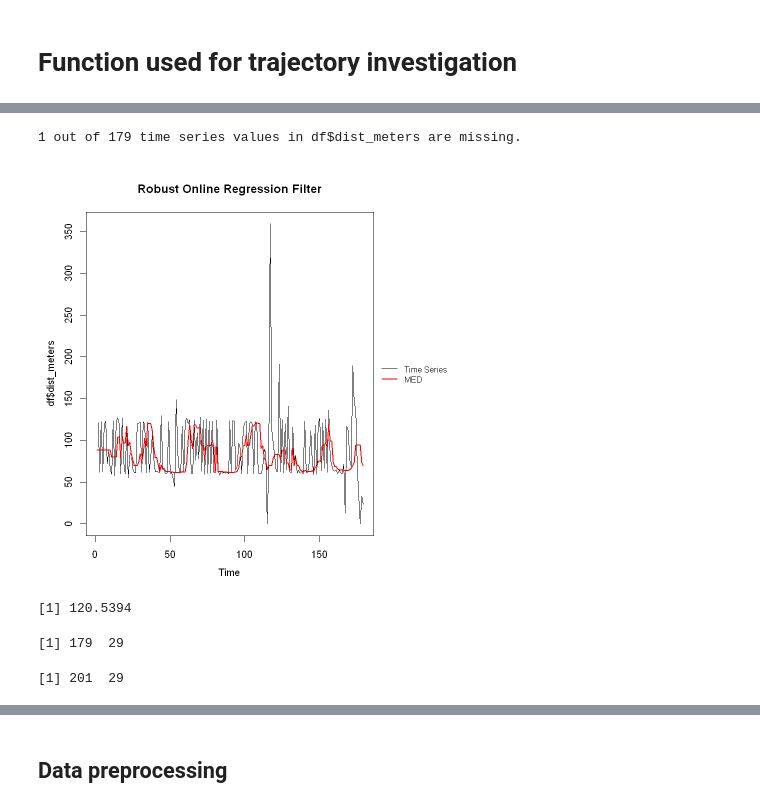
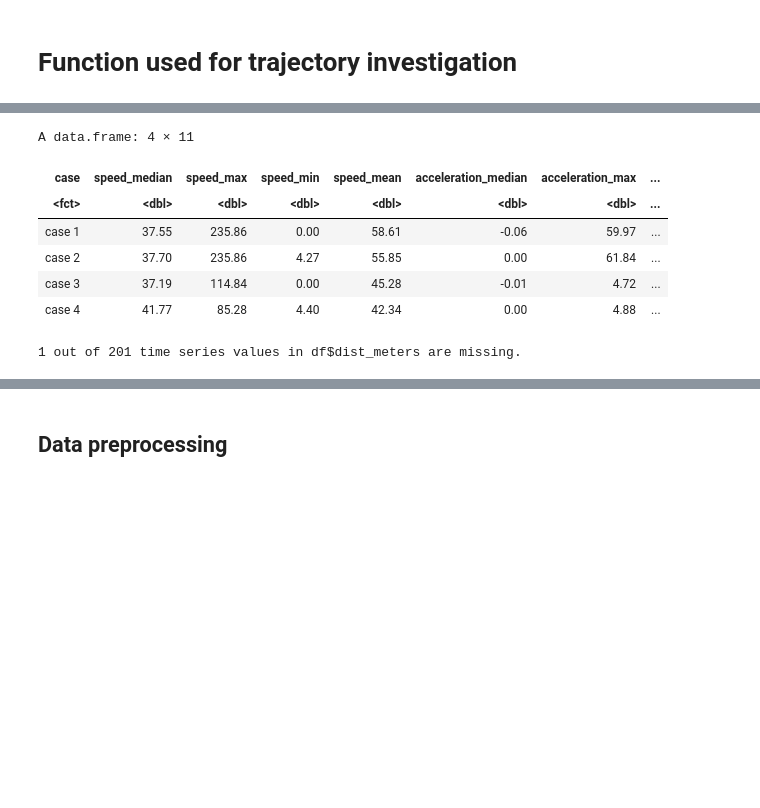
Before and after one commit to narslab/treem, a Jupyter notebook: bin/jupyter/vehicle-trajectory-computation.ipynb, the cells around one changed output, grey strips where cells are left out. Cells and saved outputs as stored; diff of their text form; code cells hidden in the pictures; blank space fills up the shorter version.

```diff
--- a/bin/jupyter/vehicle-trajectory-computation.ipynb
+++ b/bin/jupyter/vehicle-trajectory-computation.ipynb
@@ -255,0 +479,12 @@ distance_filter = function(df){
+# %%
+comparison_table[,2:11] = round(comparison_table[,2:11],2)
+# %%
+comparison_table
+# %% [output]
+A data.frame: 4 × 11
+| case | speed_median | speed_max | speed_min | speed_mean | acceleration_median | acceleration_max | ... |
+| <fct> | <dbl> | <dbl> | <dbl> | <dbl> | <dbl> | <dbl> | ... |
+| case 1 | 37.55 | 235.86 | 0.00 | 58.61 | -0.06 | 59.97 | ... |
+| case 2 | 37.70 | 235.86 | 4.27 | 55.85 | 0.00 | 61.84 | ... |
+| case 3 | 37.19 | 114.84 | 0.00 | 45.28 | -0.01 | 4.72 | ... |
+| case 4 | 41.77 | 85.28 | 4.40 | 42.34 | 0.00 | 4.88 | ... |
@@ -256,15 +534,4 @@ distance_filter = function(df){
 # %%
-d_filter = distance_filter(clean_trajectory)
+case_3_test = distance_filter(clean_trajectory)
 # %% [output]
-1 out of 179 time series values in df$dist_meters are missing.
+1 out of 201 time series values in df$dist_meters are missing.
-[figure, removed]
-# %%
-max(d_filter$dist_meters)
-# %% [output]
-[1] 120.5394
-# %%
-dim(d_filter)
-dim(clean_trajectory)
-# %% [output]
-[1] 179  29
-[1] 201  29
```
Also changed, not shown: parts of 64 cells of this notebook, 12 other files.
